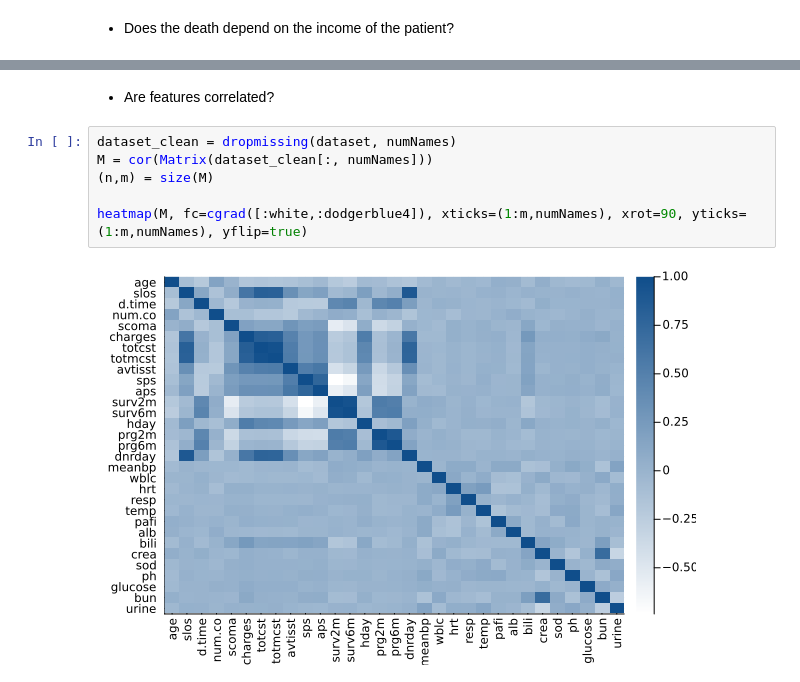
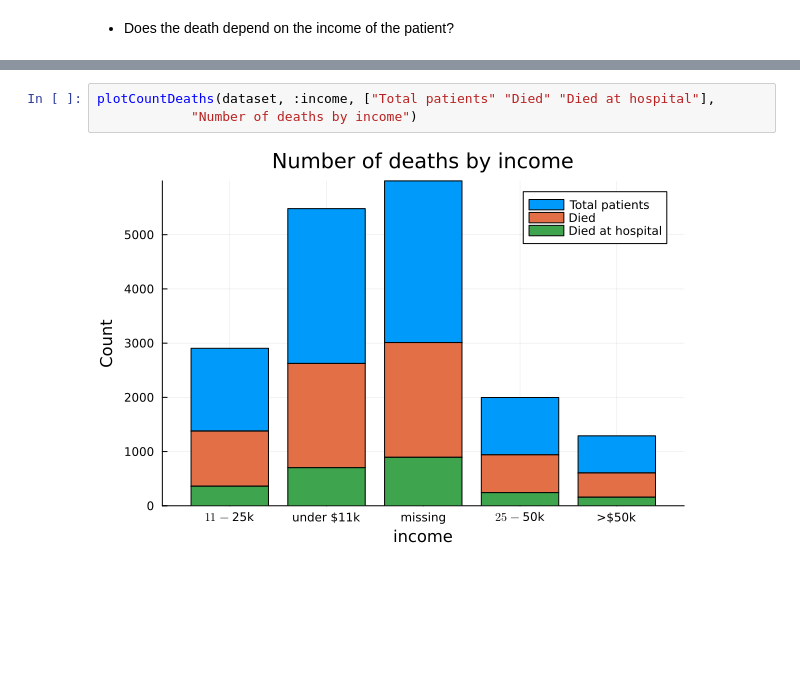
Before and after one commit to blasaraujo14/projectA_ML1, a Jupyter notebook: descriptiveAnalysis.ipynb, the cells around one changed output, grey strips where cells are left out. Cells and saved outputs as stored; diff of their text form; blank space fills up the shorter version.

```diff
--- a/descriptiveAnalysis.ipynb
+++ b/descriptiveAnalysis.ipynb
@@ -169,10 +140,5 @@ groupedbar(labels, [total deaths hosp], xlabel = "Income level", ylabel = "Count
-# %% [markdown]
-- Are features correlated?
-# %%
-dataset_clean = dropmissing(dataset, numNames)
-M = cor(Matrix(dataset_clean[:, numNames]))
-(n,m) = size(M)
-
-heatmap(M, fc=cgrad([:white,:dodgerblue4]), xticks=(1:m,numNames), xrot=90, yticks=(1:m,numNames), yflip=true)
-# %% [output]
-[figure, removed]
+# %%
+plotCountDeaths(dataset, :income, ["Total patients" "Died" "Died at hospital"],
+            "Number of deaths by income")
+# %% [output]
+[figure, added]
```
Also changed, not shown: parts of 7 cells of this notebook, 12 other files.
